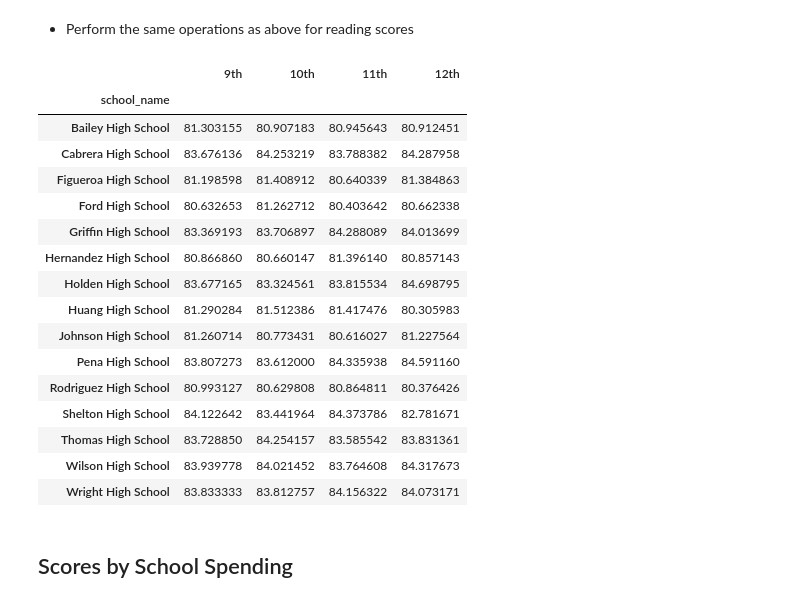
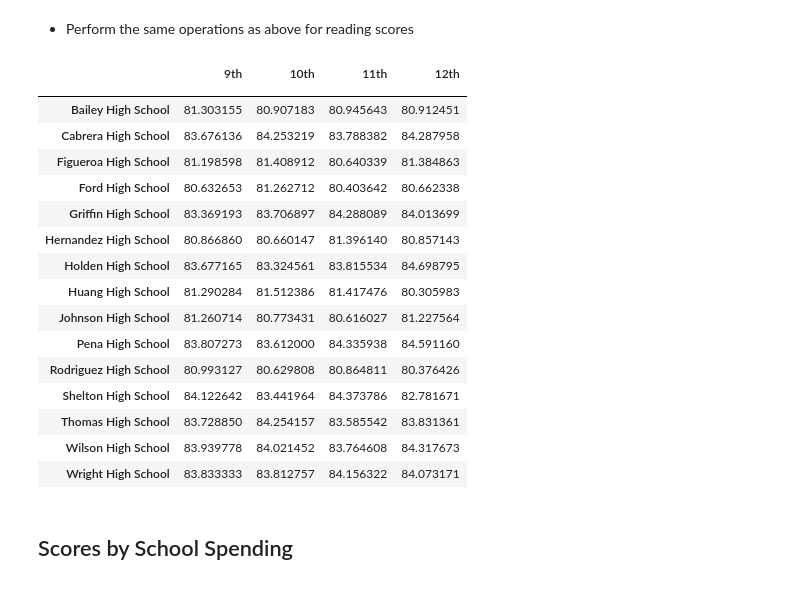
Before and after one commit to hiu-lai/pandas-challenge, a Jupyter notebook: PyCitySchools/PyCitySchools.ipynb, the cells around one changed output. Saved outputs shown, nothing was run; the diff lists cells and outputs as text; code cells hidden in the pictures.

```diff
--- a/PyCitySchools/PyCitySchools.ipynb
+++ b/PyCitySchools/PyCitySchools.ipynb
@@ -15,7 +15,7 @@ student_data = pd.read_csv(student_data_to_load)
 
 # Combine the data into a single dataset.
 school_data_complete = pd.merge(student_data, school_data, how="left", on=["school_name", "school_name"])
-school_data_complete = school_data_complete.rename(columns={'type': 'school type'})
+school_data_complete = school_data_complete.rename(columns={'type': 'School Type'})
 school_data_complete.head(10)
 # %% [output]
 |  | Student ID | student_name | gender | grade | school_name | reading_score | math_score | School ID | ... |
@@ -256,34 +260,35 @@ read_grade_df = school_data_complete[['school_name', 'grade', 'reading_score']]
 # 9th Grade reading score
 read_9th_table = read_grade_df.loc[(read_grade_df["grade"] == "9th"), :]
 read_9th_table = read_9th_table[["school_name", "reading_score"]].rename(columns={"reading_score": "9th"})
 read_9th_table = read_9th_table.groupby(['school_name'])
 read_9th_table = read_9th_table[['9th']].mean()
 
 # 10th Grade reading score
 read_10th_table = read_grade_df.loc[(read_grade_df["grade"] == "10th"), :]
 read_10th_table = read_10th_table[["school_name", "reading_score"]].rename(columns={"reading_score": "10th"})
 read_10th_table = read_10th_table.groupby(['school_name'])
 read_10th_table = read_10th_table[['10th']].mean()
 
 # 11th Grade reading score
 read_11th_table = read_grade_df.loc[(read_grade_df["grade"] == "11th"), :]
 read_11th_table = read_11th_table[["school_name", "reading_score"]].rename(columns={"reading_score": "11th"})
 read_11th_table = read_11th_table.groupby(['school_name'])
 read_11th_table = read_11th_table[['11th']].mean()
 
 # 12th Grade reading score
 read_12th_table = read_grade_df.loc[(read_grade_df["grade"] == "12th"), :]
 read_12th_table = read_12th_table[["school_name", "reading_score"]].rename(columns={"reading_score": "12th"})
 read_12th_table = read_12th_table.groupby(['school_name'])
 read_12th_table = read_12th_table[['12th']].mean()
 
 school_read_grade = pd.merge(read_9th_table, read_10th_table, on=["school_name"])
 school_read_grade = pd.merge(school_read_grade, read_11th_table, on=["school_name"])
 school_read_grade = pd.merge(school_read_grade, read_12th_table, on=["school_name"])
+school_read_grade = school_read_grade.rename_axis(index='')
 school_read_grade
 # %% [output]
 |  | 9th | 10th | 11th | 12th |
-| school_name |  |  |  |  |
+|  |  |  |  |  |
 | Bailey High School | 81.303155 | 80.907183 | 80.945643 | 80.912451 |
 | Cabrera High School | 83.676136 | 84.253219 | 83.788382 | 84.287958 |
 | Figueroa High School | 81.198598 | 81.408912 | 80.640339 | 81.384863 |
```
Also changed, not shown: parts of 5 cells of this notebook, 1 other file.
